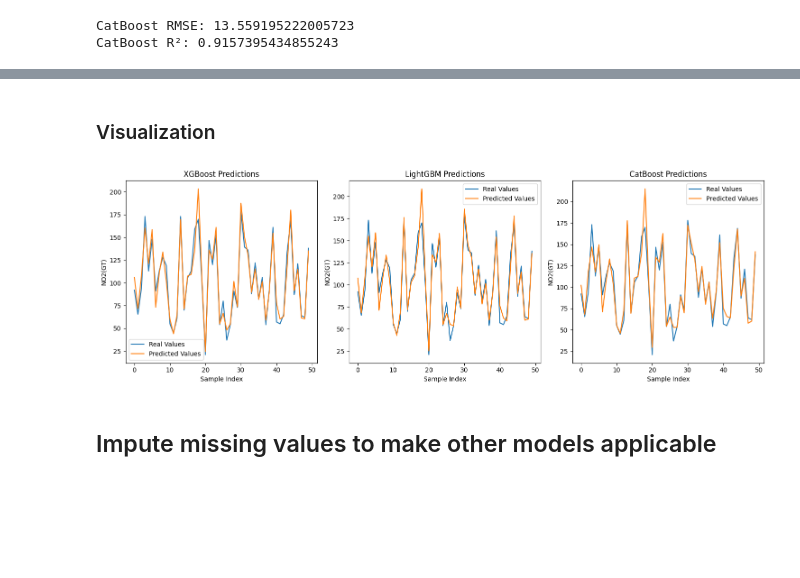
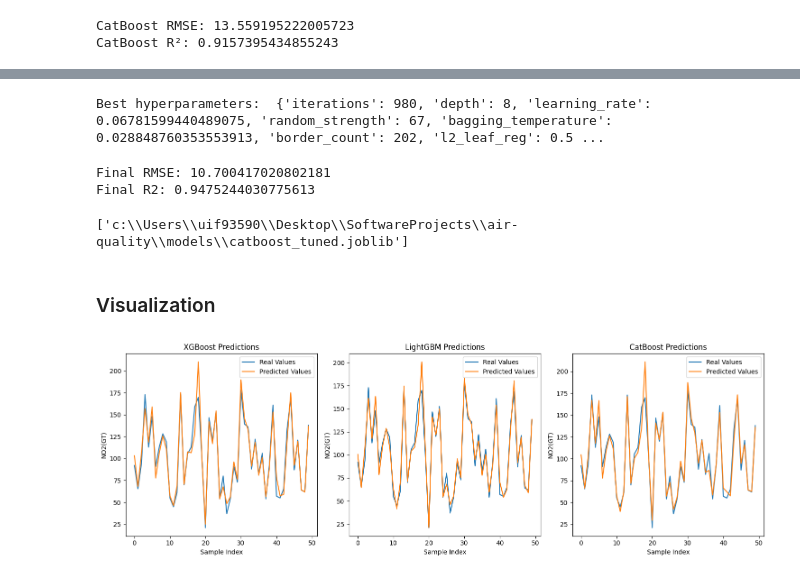
Before and after one commit to SnickleSH/air-quality, a Jupyter notebook: notebooks/main.ipynb, the cells around one changed output, grey strips where cells are left out. Drawn from its saved outputs; the diff is of its cells as text; code cells hidden in the pictures; blank space fills up the shorter version.

Commit message:
Tuned models ready

```diff
--- a/notebooks/main.ipynb
+++ b/notebooks/main.ipynb
@@ -361,0 +355,3 @@ def lgbm_objective(trial):
+# %%
+tuned_lgbm = lgb.LGBMRegressor(**lgbm_study.best_params, random_state=42, n_jobs=-1, verbose=-1)
+tuned_lgbm.fit(X_train, y_train)
@@ -361,0 +365,2 @@ def lgbm_objective(trial):
+# %%
+y_pred_tuned_lgbm = tuned_lgbm.predict(X_test)
@@ -376,38 +416,62 @@ CatBoost R²: 0.9157395434855243
+# %%
+catboost_study = optuna.create_study(direction='minimize')
+catboost_study.optimize(catboost_objective, n_trials=100)
+# %%
+print("Best hyperparameters: ", catboost_study.best_params)
+# %% [output]
+Best hyperparameters:  {'iterations': 980, 'depth': 8, 'learning_rate': 0.06781599440489075, 'random_strength': 67, 'bagging_temperature': 0.028848760353553913, 'border_count': 202, 'l2_leaf_reg': 0.5 ...
+# %%
+catboost_best_params = catboost_study.best_params
+catboost_best_params['verbose'] = 0
+tuned_catboost_model = CatBoostRegressor(**catboost_best_params)
+tuned_catboost_model.fit(X_train, y_train, eval_set=(X_test, y_test), early_stopping_rounds=50, verbose=0)
+
+y_pred_tuned_catboost = tuned_catboost_model.predict(X_test)
+rmse_tuned_catboost = mean_squared_error(y_test, y_pred_tuned_catboost, squared=False)
+r2_tuned_catboost = r2_score(y_test, y_pred_tuned_catboost)
+
+print(f"Final RMSE: {rmse_tuned_catboost}")
+print(f"Final R2: {r2_tuned_catboost}")
+# %% [output]
+Final RMSE: 10.700417020802181
+Final R2: 0.9475244030775613
+# %%
+joblib.dump(tuned_catboost_model, os.path.join(base_dir, 'models', 'catboost_tuned.joblib'))
+# %% [output]
+['c:\\Users\\uif93590\\Desktop\\SoftwareProjects\\air-quality\\models\\catboost_tuned.joblib']
 # %% [markdown]
 ### Visualization
 # %%
 plt.figure(figsize=(15, 5))
 
 # XGBoost
 plt.subplot(1, 3, 1)
 plt.plot(y_test.values[:50], label='Real Values')
-plt.plot(y_pred_generic_xgb[:50], label='Predicted Values')
+plt.plot(y_pred_tuned_xgb[:50], label='Predicted Values')
 plt.title('XGBoost Predictions')
 plt.xlabel('Sample Index')
 plt.ylabel('NO2(GT)')
 plt.legend()
 
 # LightGBM
 plt.subplot(1, 3, 2)
 plt.plot(y_test.values[:50], label='Real Values')
-plt.plot(y_pred_generic_lgb[:50], label='Predicted Values')
+plt.plot(y_pred_tuned_lgbm[:50], label='Predicted Values')
 plt.title('LightGBM Predictions')
 plt.xlabel('Sample Index')
 plt.ylabel('NO2(GT)')
 plt.legend()
 
 # CatBoost
 plt.subplot(1, 3, 3)
 plt.plot(y_test.values[:50], label='Real Values')
-plt.plot(y_pred_cat[:50], label='Predicted Values')
+plt.plot(y_pred_tuned_catboost[:50], label='Predicted Values')
 plt.title('CatBoost Predictions')
 plt.xlabel('Sample Index')
 plt.ylabel('NO2(GT)')
 plt.legend()
 
 plt.tight_layout()
 plt.show()
 # %% [output]
-[figure, old version]
+[figure, new version]
-# %% [markdown]
-## Impute missing values to make other models applicable
```
Also changed, not shown: parts of 22 cells of this notebook, 8 other files.
